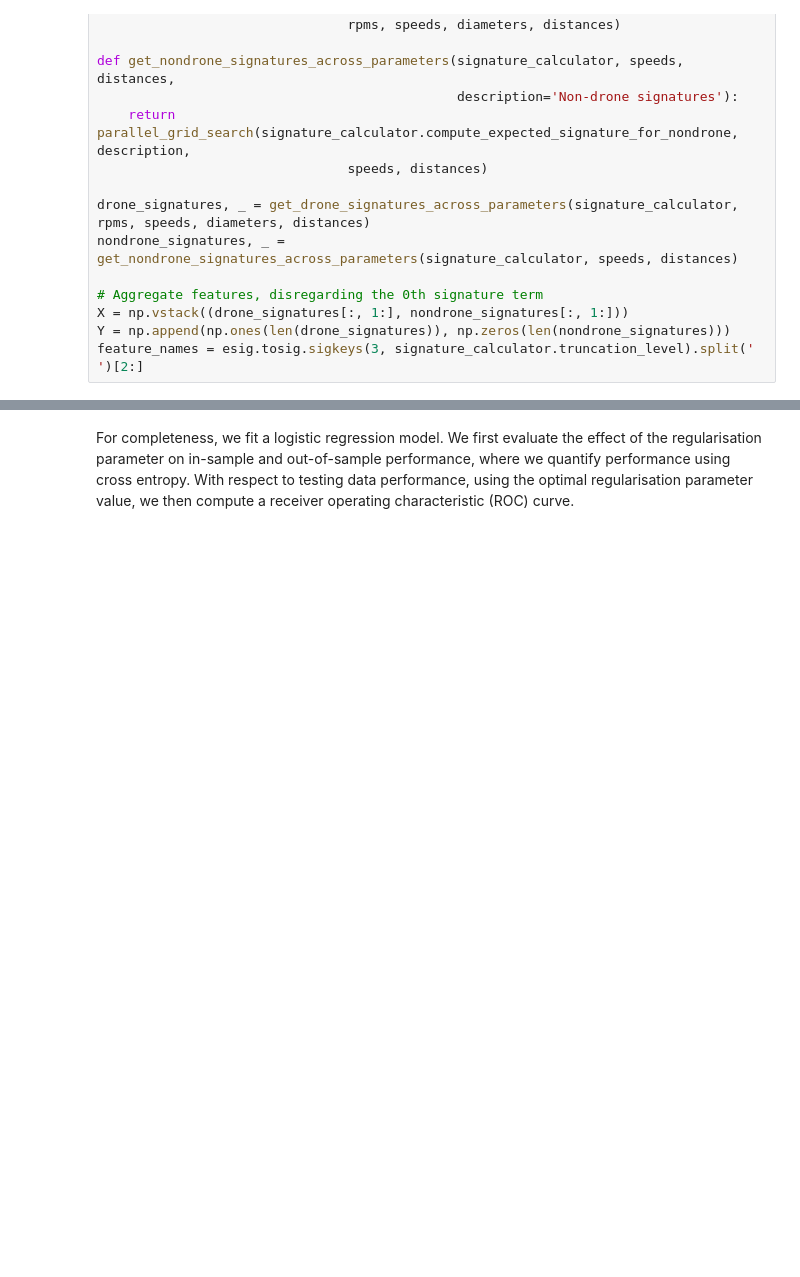
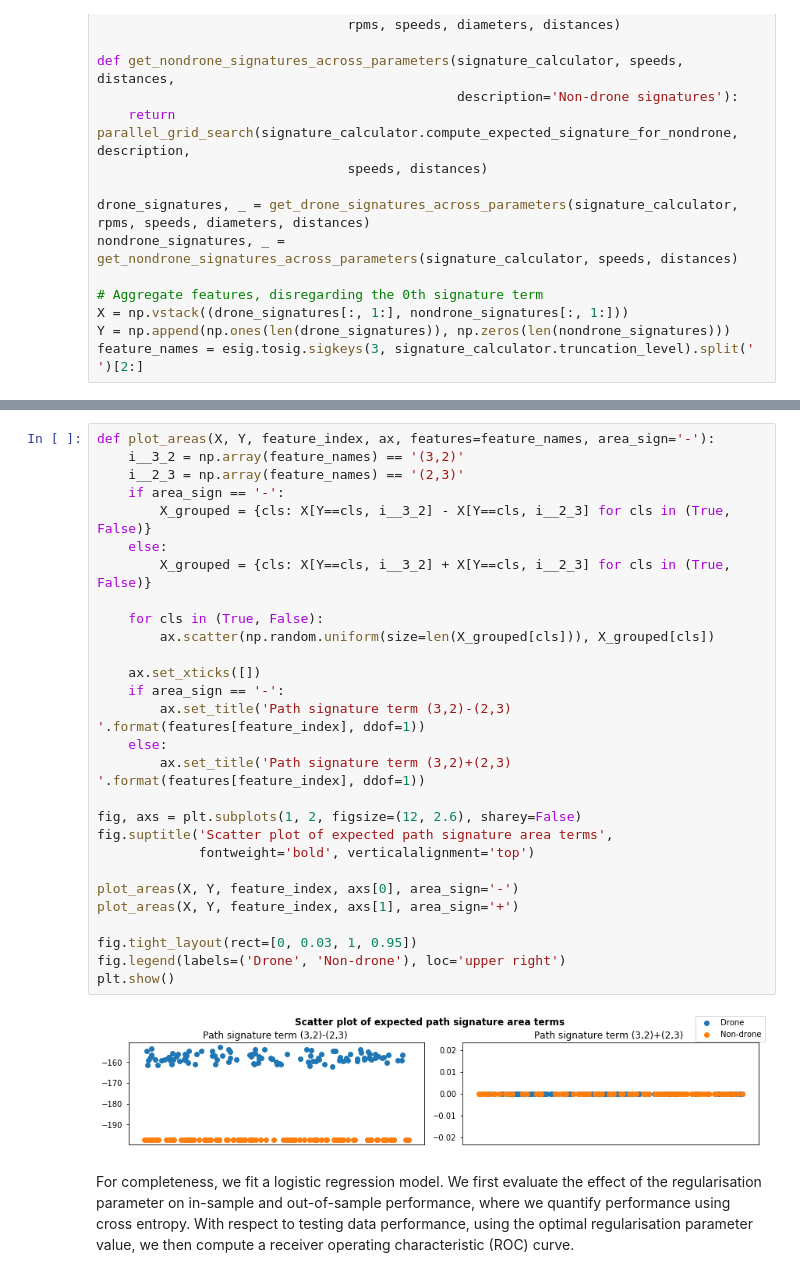
Before and after one commit to datasig-ac-uk/esig, a Jupyter notebook: examples/drone_identification/drone_identification.ipynb, the cells around one changed output, grey strips where cells are left out. Saved outputs shown, nothing was run; the diff lists cells and outputs as text; blank space fills up the shorter version.

```diff
--- a/examples/drone_identification/drone_identification.ipynb
+++ b/examples/drone_identification/drone_identification.ipynb
@@ -367,3 +363,33 @@ From the plots, we observe we observe that path signature terms at indices $(1,~
+# %%
+def plot_areas(X, Y, feature_index, ax, features=feature_names, area_sign='-'):
+    i__3_2 = np.array(feature_names) == '(3,2)'
+    i__2_3 = np.array(feature_names) == '(2,3)'
+    if area_sign == '-':
+        X_grouped = {cls: X[Y==cls, i__3_2] - X[Y==cls, i__2_3] for cls in (True, False)}
+    else:
+        X_grouped = {cls: X[Y==cls, i__3_2] + X[Y==cls, i__2_3] for cls in (True, False)}
+
+    for cls in (True, False):
+        ax.scatter(np.random.uniform(size=len(X_grouped[cls])), X_grouped[cls])
+
+    ax.set_xticks([])
+    if area_sign == '-':
+        ax.set_title('Path signature term (3,2)-(2,3) '.format(features[feature_index], ddof=1))
+    else:
+        ax.set_title('Path signature term (3,2)+(2,3) '.format(features[feature_index], ddof=1))
+
+fig, axs = plt.subplots(1, 2, figsize=(12, 2.6), sharey=False)
+fig.suptitle('Scatter plot of expected path signature area terms',
+             fontweight='bold', verticalalignment='top')
+
+plot_areas(X, Y, feature_index, axs[0], area_sign='-')
+plot_areas(X, Y, feature_index, axs[1], area_sign='+')
+
+fig.tight_layout(rect=[0, 0.03, 1, 0.95])
+fig.legend(labels=('Drone', 'Non-drone'), loc='upper right')
+plt.show()
+# %% [output]
+[figure, added]
 # %% [markdown]
 For completeness, we fit a logistic regression model. We first evaluate the effect of the regularisation parameter on in-sample and out-of-sample performance, where we quantify performance using cross entropy. With respect to testing data performance, using the optimal regularisation parameter value, we then compute a receiver operating characteristic (ROC) curve.
 # %%
```
Also changed, not shown: parts of 9 cells of this notebook.
